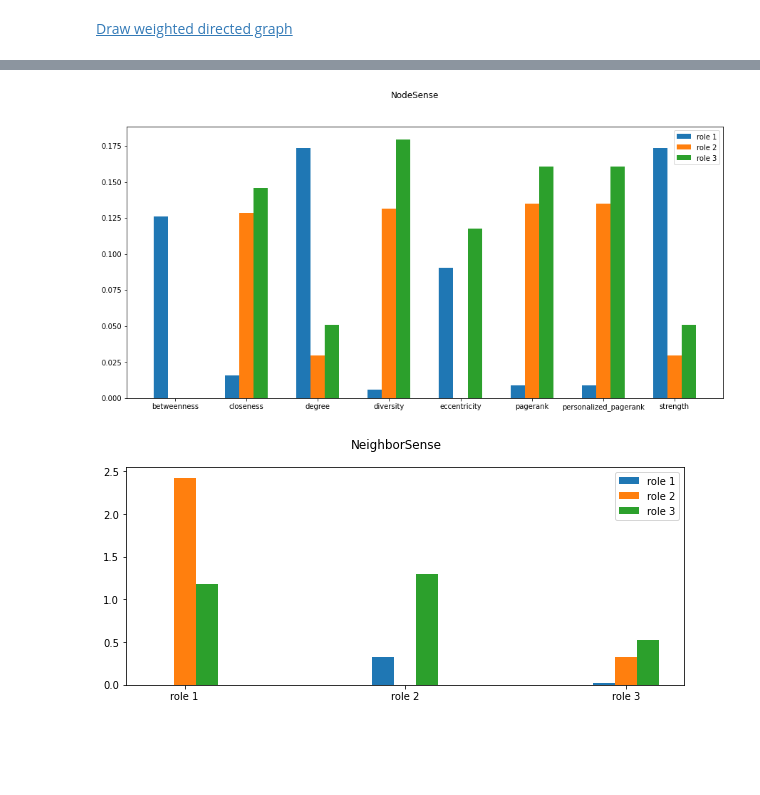
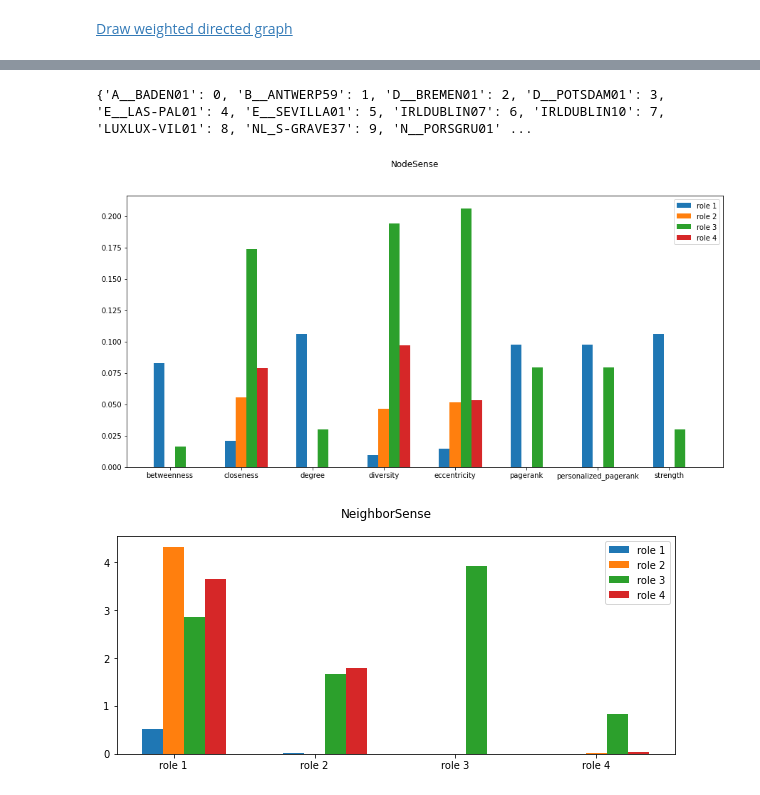
Before and after one commit to liangyufc/rolx-erasmus, a Jupyter notebook: old_src/sensemaking.ipynb, the cells around one changed output, grey strips where cells are left out. Saved outputs shown, nothing was run; the diff lists cells and outputs as text; code cells hidden in the pictures; blank space fills up the shorter version.

Commit message:
Work on old_src/ but still a mess 1. extract 4 roles,do sensmaking, and plot the subgraph 2. get error when trying to compute nodesense natrix E in src/

```diff
--- a/old_src/sensemaking.ipynb
+++ b/old_src/sensemaking.ipynb
@@ -339,6 +373,6 @@ def complete_factor(H, M, h_on_left=True):
     G = np.matrix(x).reshape(shape)
     return G
 # %%
-H, K, Q = extract_rolx_roles(G, n_roles=3)
+H, K, Q = extract_rolx_roles(G, n_roles=4)
 # %% [output]
 Creating Vertex/Node Features matrix
@@ -359,0 +403,7 @@ plt.show()
+# %%
+mapping = {}
+for i, name in enumerate(list(G_nx.nodes)):
+    mapping[name] = i
+print(mapping)
+# %% [output]
+{'A__BADEN01': 0, 'B__ANTWERP59': 1, 'D__BREMEN01': 2, 'D__POTSDAM01': 3, 'E__LAS-PAL01': 4, 'E__SEVILLA01': 5, 'IRLDUBLIN07': 6, 'IRLDUBLIN10': 7, 'LUXLUX-VIL01': 8, 'NL_S-GRAVE37': 9, 'N__PORSGRU01' ...
@@ -360,26 +412,27 @@ plt.show()
 # %%
 features = [ 'betweenness', 'closeness', 'degree', 'diversity', 'eccentricity', 'pagerank', 'personalized_pagerank', 'strength' ]
 n_features = len(features)
 
 index = np.arange(n_features)
-bar_width = .2
+bar_width = .15
 
 fig = plt.figure(figsize=(15,7))
 fig.suptitle('NodeSense')
 
 rect1 = plt.bar(index, np.asarray(K[0,:]).flatten(), bar_width, label='role 1')
 rect2 = plt.bar(index+bar_width, np.asarray(K[1,:]).flatten(), bar_width, label='role 2')
 rect3 = plt.bar(index+bar_width*2, np.asarray(K[2,:]).flatten(), bar_width, label='role 3')
+rect4 = plt.bar(index+bar_width*3, np.asarray(K[3,:]).flatten(), bar_width, label='role 4')
 
 plt.legend()
 plt.xticks(index+bar_width, features)
 plt.show()
 # %% [output]
-[figure, old version]
+[figure, new version]
 # %%
-n_roles = 3
+n_roles = 4
 index = np.arange(n_roles)
-bar_width = .1
+bar_width = .15
 
 fig = plt.figure(figsize=(10,4))
 fig.suptitle('NeighborSense')
@@ -387,9 +440,10 @@ fig.suptitle('NeighborSense')
 rect1 = plt.bar(index, np.asarray(Q[0,:]).flatten(), bar_width, label='role 1')
 rect2 = plt.bar(index+bar_width, np.asarray(Q[1,:]).flatten(), bar_width, label='role 2')
 rect3 = plt.bar(index+bar_width*2, np.asarray(Q[2,:]).flatten(), bar_width, label='role 3')
+rect4 = plt.bar(index+bar_width*3, np.asarray(Q[3,:]).flatten(), bar_width, label='role 4')
 
 plt.legend()
-plt.xticks(index+bar_width, ['role 1', 'role 2', 'role 3'])
+plt.xticks(index+bar_width, ['role 1', 'role 2', 'role 3', 'role 4'])
 plt.show()
 # %% [output]
-[figure, old version]
+[figure, new version]
```
Also changed, not shown: parts of 11 cells of this notebook, 1 other file.
